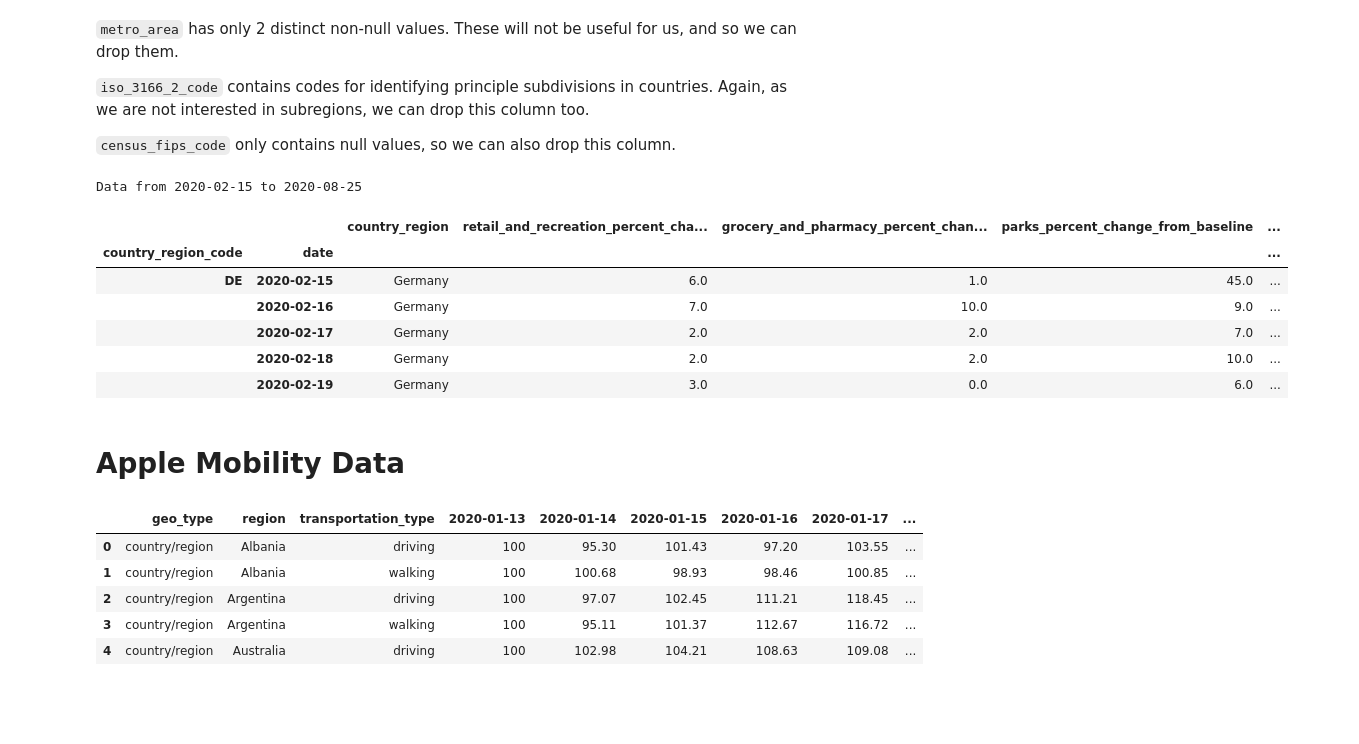
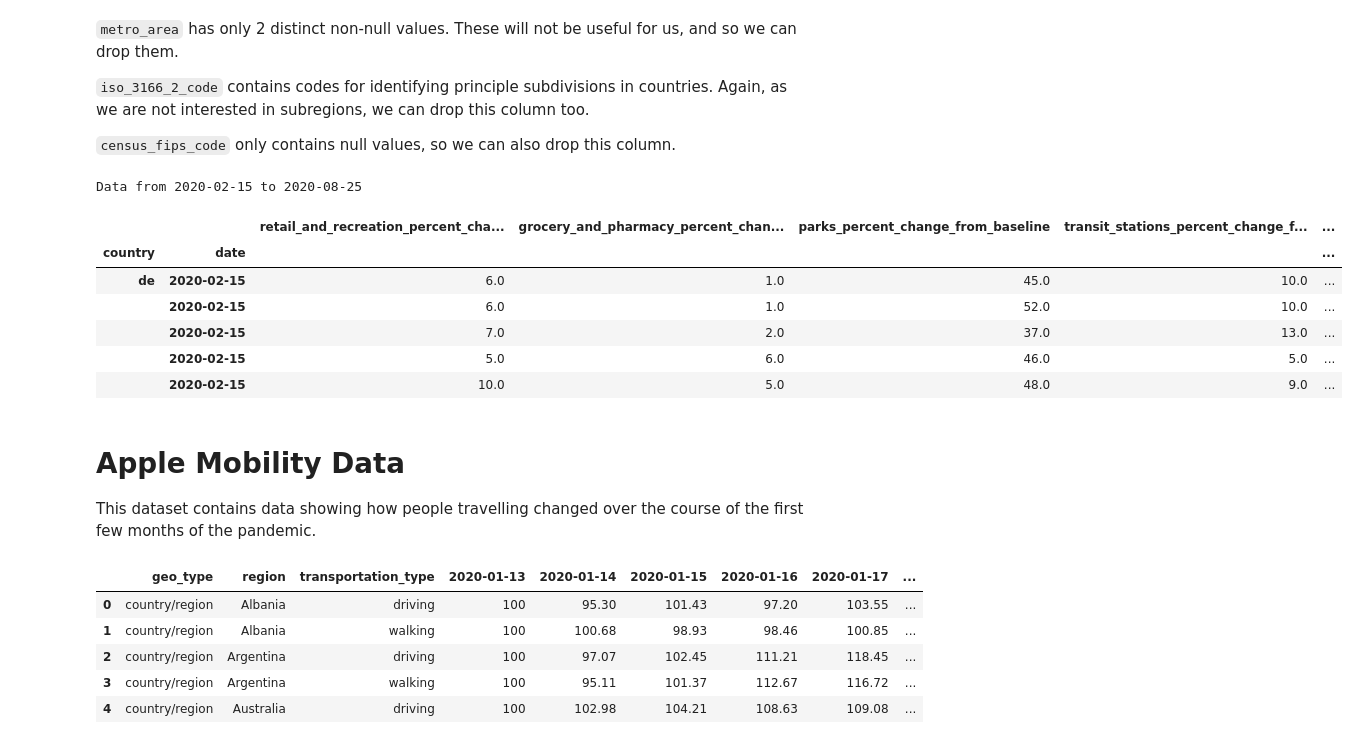
Before and after one commit to epfl-ada/ada-2022-project-zeta, a Jupyter notebook: notebook_anton.ipynb, the cells around one changed output. Cells and saved outputs as stored; diff of their text form; code cells hidden in the pictures; blank space fills up the shorter version.

Commit message:
Clean Apple data

```diff
--- a/notebook_anton.ipynb
+++ b/notebook_anton.ipynb
@@ -94,18 +94,18 @@ In addition, we can see that we can group our countries of interest into geograp
 from collections import defaultdict
 # %%
 countries = {
-    "Denmark": "DK",
-    "Finland": "FI",
-    "France": "FR",
-    "Germany": "DE",
-    "Italy": "IT",
-    "Japan": "JP",
-    "Netherlands": "NL",
-    "Norway": "NO",
-    "Serbia": "RS",
-    "South_Korea": "KR",
-    "Spain": "ES",
-    "Sweden": "SE",
+    "de": "Germany",
+    "dk": "Denmark",
+    "es": "Spain",
+    "fi": "Finland",
+    "fr": "France",
+    "it": "Italy",
+    "jp": "Japan",
+    "kr": "South Korea",
+    "nl": "Netherlands",
+    "no": "Norway",
+    "rs": "Serbia",
+    "se": "Sweden",
 }
 
 regions = [
@@ -225,9 +227,12 @@ We see that we have data for many countries, including ones that we are not inte
 
 Before deciding how to handle them, we can reduce the size of the data by removing rows which are not of interest (i.e. in countries not in the previously mentioned countries of interest).
 # %%
+# Lower case country code
+mobility_data["country_region_code"] = mobility_data["country_region_code"].str.lower()
+
 # Select only rows in countries of interest
 mobility_data = mobility_data[
-    mobility_data["country_region_code"].isin(countries.values())
+    mobility_data["country_region_code"].isin(countries.keys())
 ].reset_index(drop=True)
 
 mobility_data.head()
@@ -282,6 +287,7 @@ Name: census_fips_code, dtype: float64
 # Drop unnecessary columns
 mobility_data = mobility_data.drop(
     [
+        "country_region",
         "sub_region_1",
         "sub_region_2",
         "metro_area",
@@ -293,25 +299,30 @@ mobility_data = mobility_data.drop(
 # %%
 # Get earliest and latest data entries
 earliest_date = mobility_data.date.min(axis=0).date().strftime("%Y-%m-%d")
 latest_date = mobility_data.date.max(axis=0).date().strftime("%Y-%m-%d")
 
 print(f"Data from {earliest_date} to {latest_date}")
 
+# Rename columns
+mobility_data = mobility_data.rename(columns={"country_region_code": "country"})
+
 # Set country code and date as index
-mobility_data = mobility_data.set_index(["country_region_code", "date"])
+mobility_data = mobility_data.set_index(["country", "date"]).sort_index()
 
 mobility_data.head()
 # %% [output]
 Data from 2020-02-15 to 2020-08-25
-|  |  | country_region | retail_and_recreation_percent_cha... | grocery_and_pharmacy_percent_chan... | parks_percent_change_from_baseline | ... |
-| country_region_code | date |  |  |  |  | ... |
-| DE | 2020-02-15 | Germany | 6.0 | 1.0 | 45.0 | ... |
-|  | 2020-02-16 | Germany | 7.0 | 10.0 | 9.0 | ... |
-|  | 2020-02-17 | Germany | 2.0 | 2.0 | 7.0 | ... |
-|  | 2020-02-18 | Germany | 2.0 | 2.0 | 10.0 | ... |
-|  | 2020-02-19 | Germany | 3.0 | 0.0 | 6.0 | ... |
+|  |  | retail_and_recreation_percent_cha... | grocery_and_pharmacy_percent_chan... | parks_percent_change_from_baseline | transit_stations_percent_change_f... | ... |
+| country | date |  |  |  |  | ... |
+| de | 2020-02-15 | 6.0 | 1.0 | 45.0 | 10.0 | ... |
+|  | 2020-02-15 | 6.0 | 1.0 | 52.0 | 10.0 | ... |
+|  | 2020-02-15 | 7.0 | 2.0 | 37.0 | 13.0 | ... |
+|  | 2020-02-15 | 5.0 | 6.0 | 46.0 | 5.0 | ... |
+|  | 2020-02-15 | 10.0 | 5.0 | 48.0 | 9.0 | ... |
-# %% [markdown]
-# Apple Mobility Data
+# %% [markdown]
+# Apple Mobility Data
+
+This dataset contains data showing how people travelling changed over the course of the first few months of the pandemic.
 # %%
 transport_data = pd.read_csv(DATA_PATH + "applemobilitytrends-2020-04-20.csv.gz")
 
```
Also changed, not shown: parts of 13 cells of this notebook.
